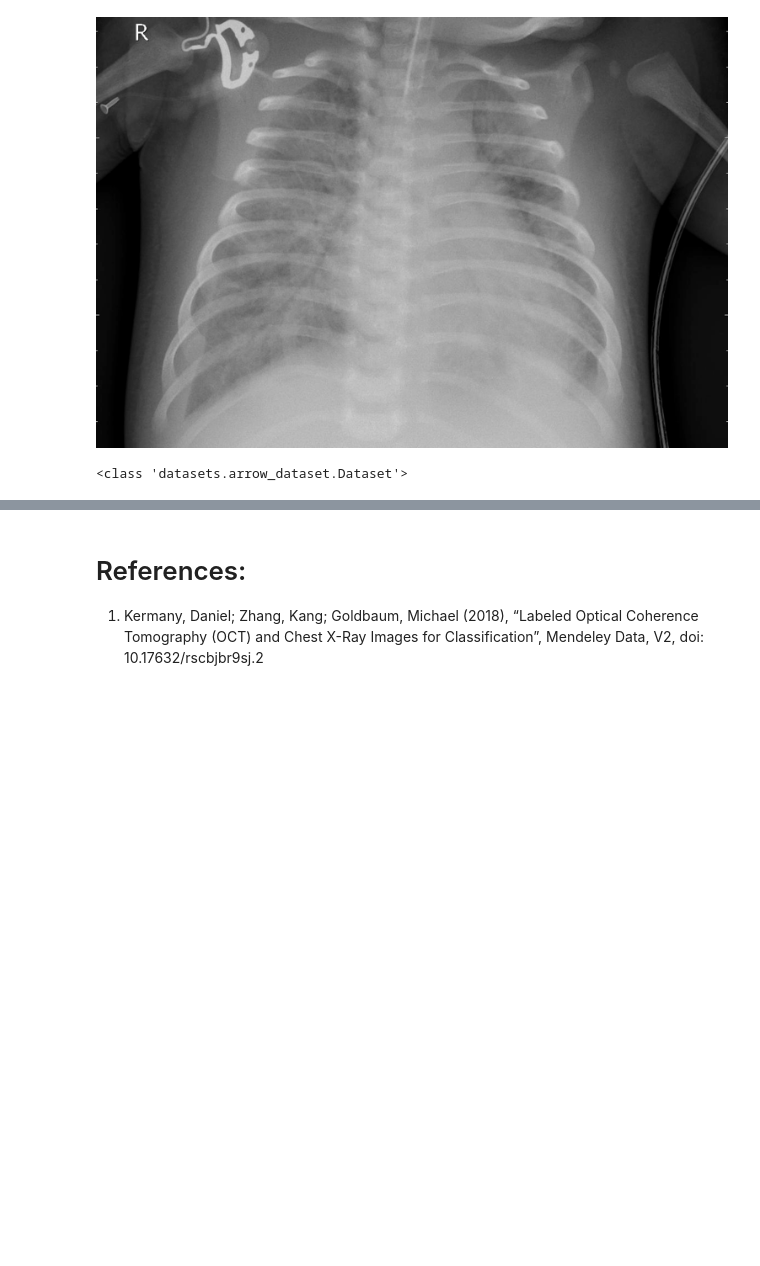
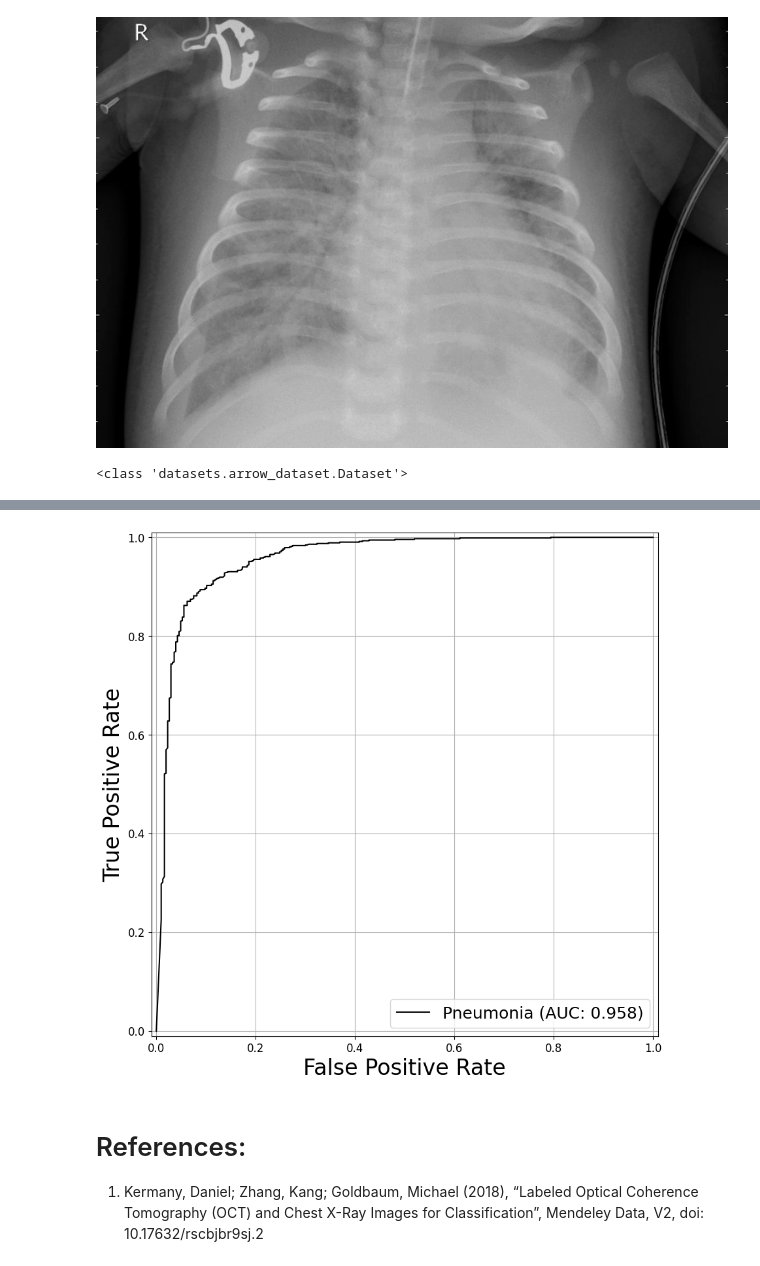
Before and after one commit to Sonlowami/HAI-DEF-Learn, a Jupyter notebook: train_elixr_b.ipynb, the cells around one changed output, grey strips where cells are left out. Cells and saved outputs as stored; diff of their text form; code cells hidden in the pictures; blank space fills up the shorter version.

```diff
--- a/train_elixr_b.ipynb
+++ b/train_elixr_b.ipynb
@@ -285,0 +333,3 @@ def generate_embeddings(img: Image):
+# %%
+val_embeddings = np.load('/content/data/val/val_embeddings_batch_0_to_2.npy')
+val_embeddings.shape
@@ -285,0 +338,4 @@ def generate_embeddings(img: Image):
+# %%
+train_embeddings = [np.load(f'/content/data/train/train{x}.npy') for x in range(1, 8)]
+train_embeddings = np.concatenate(train_embeddings)
+train_embeddings.shape
@@ -285,0 +344,5 @@ def generate_embeddings(img: Image):
+# %%
+train_labels = np.array(train['label'][:train_embeddings.shape[0]])
+val_labels = np.array(val['label'][:val_embeddings.shape[0]])
+print(train_labels.shape)
+print(val_labels.shape)
@@ -285,0 +474,7 @@ def generate_embeddings(img: Image):
+# %%
+rows = []
+for embedding, label in training_dataset.batch(1):
+  row = {'prediction': model(embedding).numpy().flatten()[0], 'label': label.numpy()[0]}
+  rows.append(row)
+df_eval = pd.DataFrame(rows)
+df_eval.head()
@@ -286,3 +488,29 @@ def generate_embeddings(img: Image):
+# %%
+def plot_curve(x, y, auc, x_label=None, y_label=None, label=None):
+  fig = plt.figure(figsize=(10, 10))
+  plt.plot(x, y, label=f'{label} (AUC: %.3f)' % auc, color='black')
+  plt.legend(loc='lower right', fontsize=18)
+  plt.xlim([-0.01, 1.01])
+  plt.ylim([-0.01, 1.01])
+  if x_label:
+    plt.xlabel(x_label, fontsize=24)
+  if y_label:
+    plt.ylabel(y_label, fontsize=24)
+  plt.xticks(fontsize=12)
+  plt.yticks(fontsize=12)
+  plt.grid(visible=True)
+
+%matplotlib inline
+labels = df_eval['label'].values
+predictions = df_eval['prediction'].values
+false_positive_rate, true_positive_rate, thresholds = sklearn.metrics.roc_curve(
+    labels,
+    predictions,
+    drop_intermediate=False)
+auc = sklearn.metrics.roc_auc_score(labels, predictions)
+plot_curve(false_positive_rate, true_positive_rate, auc, x_label='False Positive Rate', y_label='True Positive Rate', label='Pneumonia')
+# %% [output]
+[figure, added]
 # %% [markdown]
 # References:
 
```
Also changed, not shown: parts of 32 cells of this notebook.
